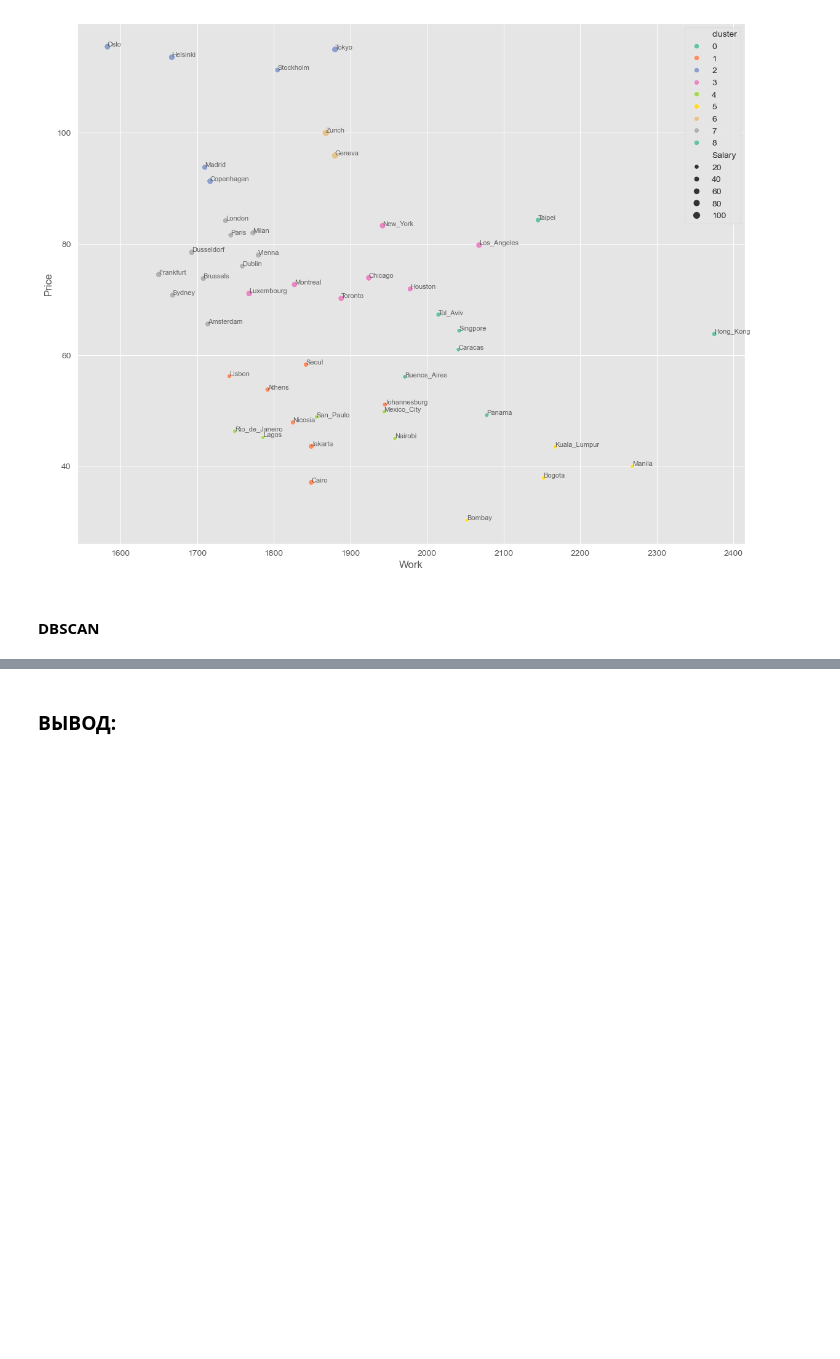
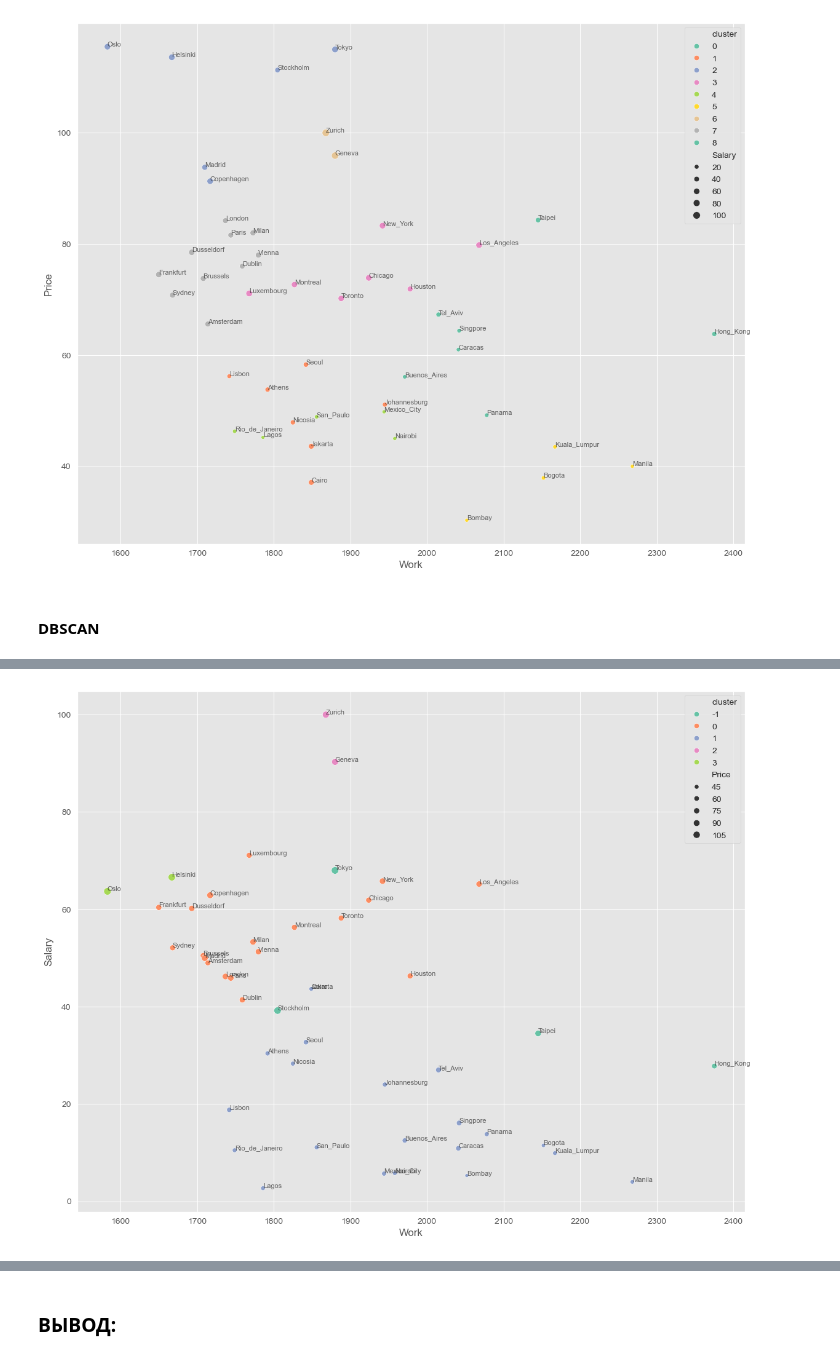
Before and after one commit to FEDOROV-ALEXANDER/Data_Analysis, a Jupyter notebook: cluster/задача_2_Economics of Cities/lab1.ipynb, the cells around one changed output, grey strips where cells are left out. Saved outputs shown, nothing was run; the diff lists cells and outputs as text; code cells hidden in the pictures; blank space fills up the shorter version.

```diff
--- a/cluster/задача_2_Economics of Cities/lab1.ipynb
+++ b/cluster/задача_2_Economics of Cities/lab1.ipynb
@@ -417,0 +485,13 @@ df_dbscan = df
+# %%
+plt.figure(figsize=(14,11))
+sns.scatterplot(x=df_dbscan['Work'], y=df_dbscan['Salary'], size=df_dbscan['Price'],hue=df_dbscan['cluster'], palette='Set2', markers=df_dbscan['City'])
+for i in range(len(df_dbscan)):
+    plt.text(x=df_dbscan['Work'].iloc[i] + 0.05,
+             y=df_dbscan['Salary'].iloc[i] + 0.05,
+             s=df_dbscan['City'].iloc[i],
+             fontsize=8,
+             alpha=0.7)
+
+plt.show()
+# %% [output]
+[figure, added]
```
Also changed, not shown: parts of 8 cells of this notebook.
